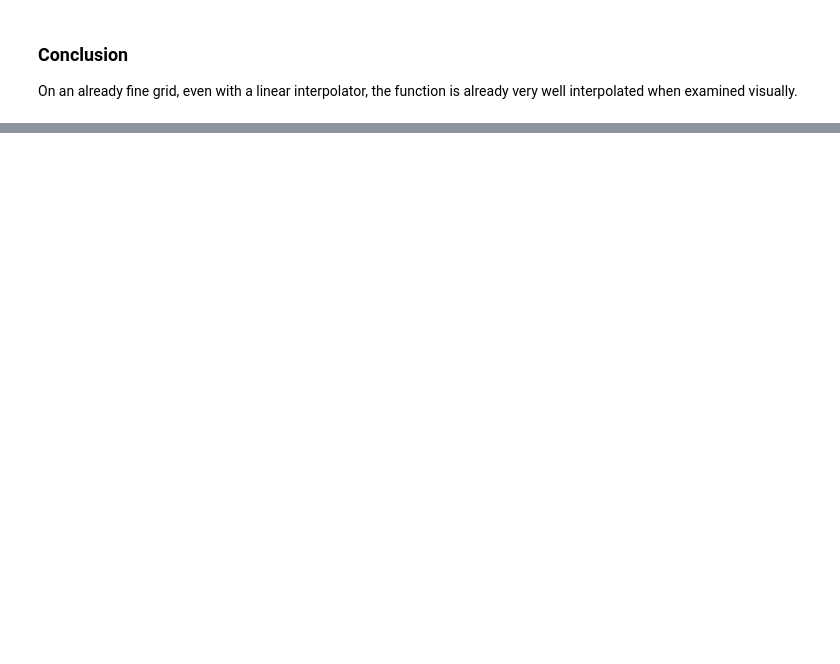
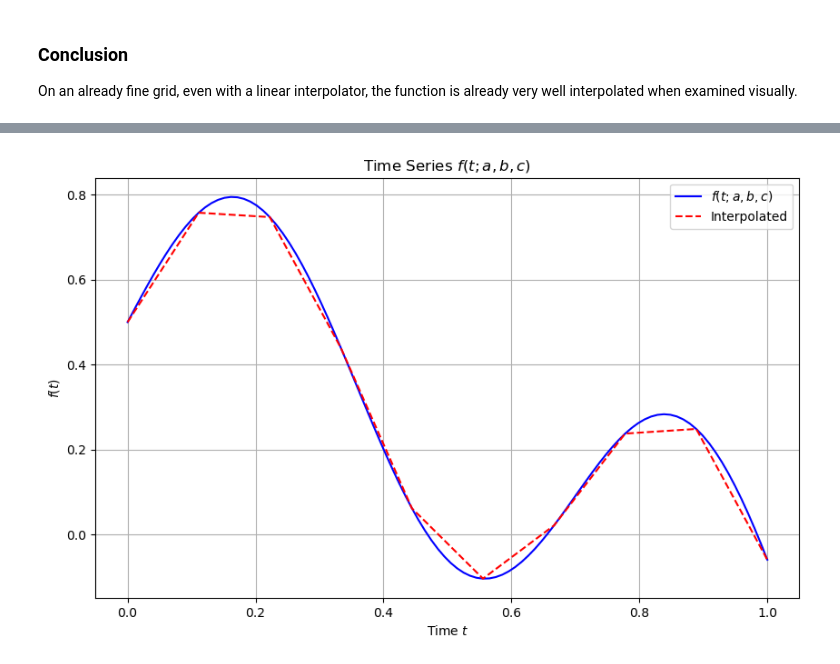
Before and after one commit to BenNorsk/curse_of_dimensionality, a Jupyter notebook: main.ipynb, the cells around one changed output, grey strips where cells are left out. Saved outputs shown, nothing was run; the diff lists cells and outputs as text; code cells hidden in the pictures; blank space fills up the shorter version.

```diff
--- a/main.ipynb
+++ b/main.ipynb
@@ -80,0 +84,15 @@ On an already fine grid, even with a linear interpolator, the function is alread
+# %%
+
+# We create an array of 100 t's between 0 and 1 (linear space)
+t = np.linspace(0, 1, 10)
+
+# We obtain the values of f(t) for the given parameters
+f_values = f(t, a, b, c)
+
+# We interpolate the values of f(t) using a linear interpolation
+f_interpolated = scipy.interpolate.interp1d(t, f_values, kind='linear')
+
+# We plot the values of f(t) and the interpolated function
+plot_against_interpolation(a, b, c, f_interpolated)
+# %% [output]
+[figure, added]
```
Also changed, not shown: parts of 8 cells of this notebook, 1 other file.
